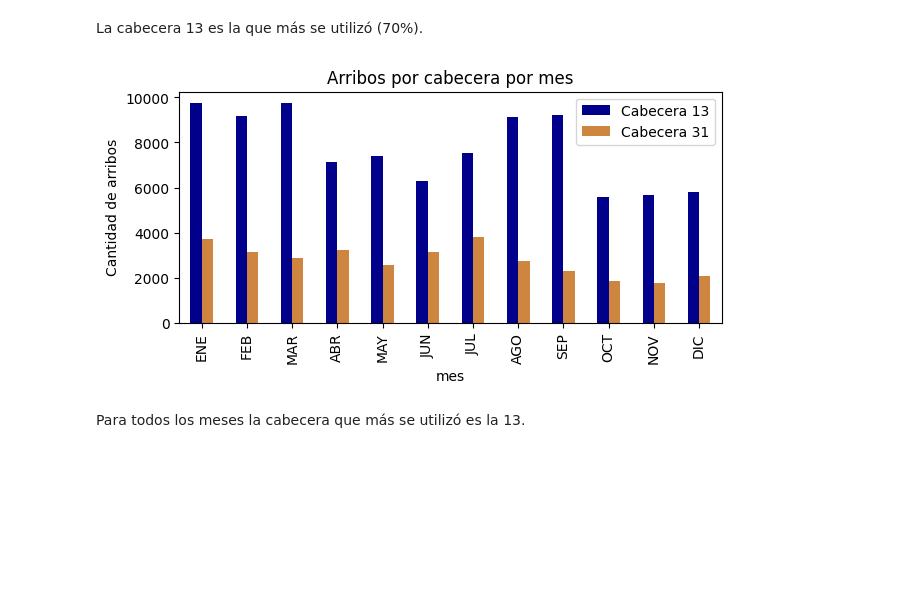
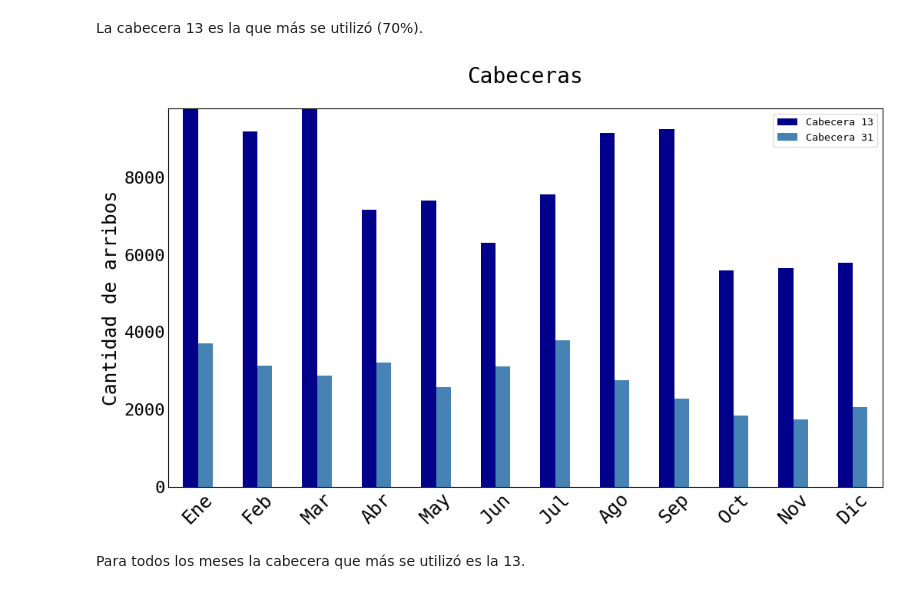
Before and after one commit to sebascoca/M08-BDB, a Jupyter notebook: TP2/Proyecto_Aeroparque_TP2.ipynb, the cells around one changed output. Saved outputs shown, nothing was run; the diff lists cells and outputs as text; code cells hidden in the pictures; blank space fills up the shorter version.

```diff
--- a/TP2/Proyecto_Aeroparque_TP2.ipynb
+++ b/TP2/Proyecto_Aeroparque_TP2.ipynb
@@ -846,17 +1210,20 @@ Name: Cabecera, dtype: float64
 La cabecera 13 es la que más se utilizó (70%).
 # %%
 cabeceras = ['Cabecera 13', 'Cabecera 31']
-colores = ['darkblue', 'peru']  # Colores para cada valor de cabecera
+colores = ['darkblue', 'steelblue']  # Colores para cada valor de cabecera
 
-ax = df.groupby(df['mes']).Cabecera.value_counts().unstack().plot(kind='bar', figsize=(7, 3), color=colores)
+ax = df.groupby(df['mes']).Cabecera.value_counts().unstack().plot(kind='bar', figsize=(15, 8), color= colores)
 
-plt.ylabel('Cantidad de arribos')
-plt.title('Arribos por cabecera por mes')
-ax.set_xticklabels(meses)
+plt.ylabel('Cantidad de arribos', fontsize=22)
+#plt.title('Arribos de cada cabecera por mes', fontsize=25)
+plt.title('Cabeceras', fontsize=25)
+ax.set_xticklabels(meses, rotation=45, fontsize=22)
+ax.tick_params(axis='y', labelsize=20)
 ax.legend(cabeceras)
+plt.xlabel('')
 plt.show()
 # %% [output]
-[figure, old version]
+[figure, new version]
 # %% [markdown]
 Para todos los meses la cabecera que más se utilizó es la 13.
 # %% [markdown]
```
Also changed, not shown: parts of 32 cells of this notebook, 2 other files.
